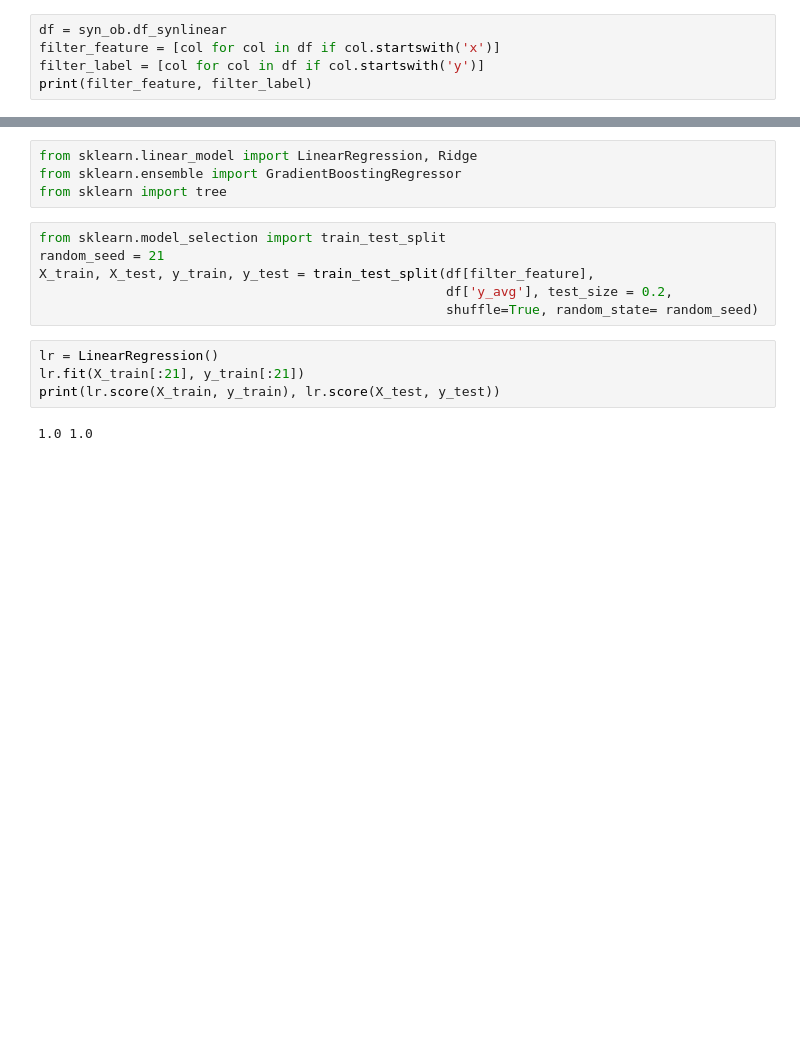
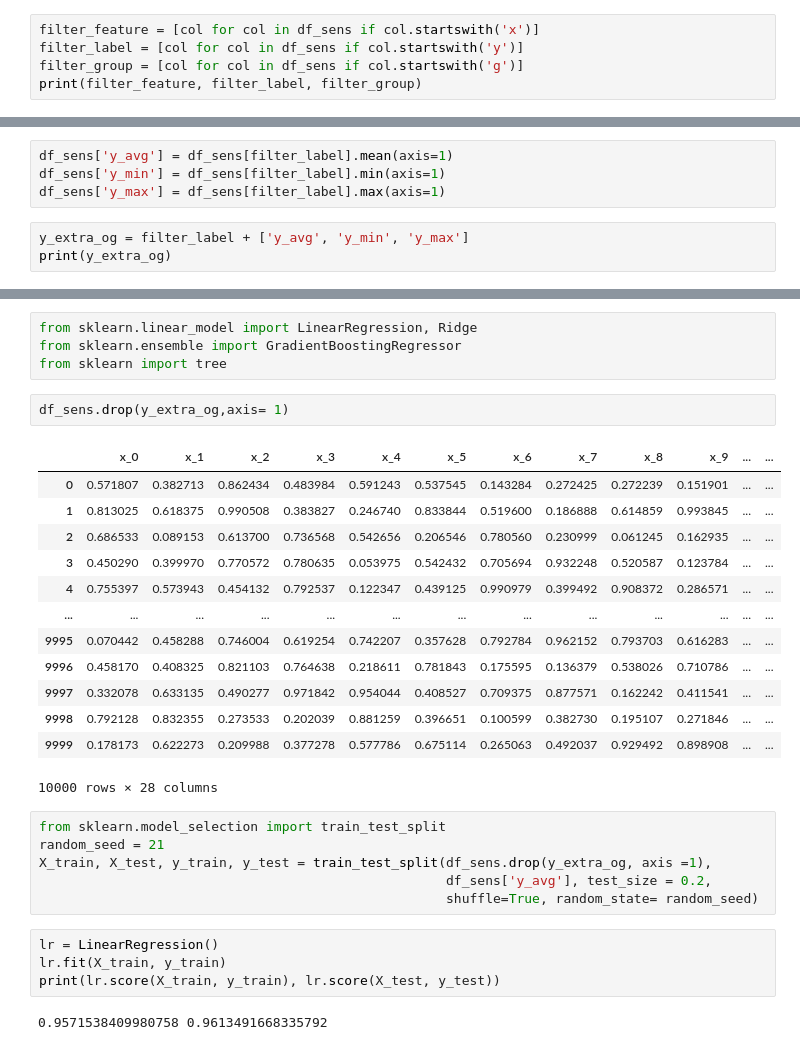
Before and after one commit to krishnacharya/multidecomp, a Jupyter notebook: synthetic_diffgroups/1data_gen.ipynb, the cells around one changed output, grey strips where cells are left out. Cells and saved outputs as stored; diff of their text form; blank space fills up the shorter version.

Commit message:
label generation from active groups fix, group differences shown in batch mode

```diff
--- a/synthetic_diffgroups/1data_gen.ipynb
+++ b/synthetic_diffgroups/1data_gen.ipynb
@@ -169,7 +174,7 @@ syn_ob.df_synlinear.describe()
 # %%
-df = syn_ob.df_synlinear
-filter_feature = [col for col in df if col.startswith('x')]
-filter_label = [col for col in df if col.startswith('y')]
-print(filter_feature, filter_label)
+filter_feature = [col for col in df_sens if col.startswith('x')]
+filter_label = [col for col in df_sens if col.startswith('y')]
+filter_group = [col for col in df_sens if col.startswith('g')]
+print(filter_feature, filter_label, filter_group)
 # %% [output]
 ['x_0', 'x_1', 'x_2', 'x_3', 'x_4', 'x_5', 'x_6', 'x_7', 'x_8', 'x_9', 'x_10', 'x_11', 'x_12', 'x_13', 'x_14', 'x_15', 'x_16', 'x_17', 'x_18', 'x_19'] ['y_male', 'y_female', 'y_white', 'y_black', 'y_t ...
@@ -209,0 +181,7 @@ df[['y_male','y_female']]
+# %%
+df_sens['y_avg'] = df_sens[filter_label].mean(axis=1)
+df_sens['y_min'] = df_sens[filter_label].min(axis=1)
+df_sens['y_max'] = df_sens[filter_label].max(axis=1)
+# %%
+y_extra_og = filter_label + ['y_avg', 'y_min', 'y_max']
+print(y_extra_og)
@@ -211,15 +201,31 @@ df[['y_male','y_female']]
 from sklearn.linear_model import LinearRegression, Ridge
 from sklearn.ensemble import GradientBoostingRegressor
 from sklearn import tree
+# %%
+df_sens.drop(y_extra_og,axis= 1)
+# %% [output]
+|  | x_0 | x_1 | x_2 | x_3 | x_4 | x_5 | x_6 | x_7 | x_8 | x_9 | ... | ... |
+| 0 | 0.571807 | 0.382713 | 0.862434 | 0.483984 | 0.591243 | 0.537545 | 0.143284 | 0.272425 | 0.272239 | 0.151901 | ... | ... |
+| 1 | 0.813025 | 0.618375 | 0.990508 | 0.383827 | 0.246740 | 0.833844 | 0.519600 | 0.186888 | 0.614859 | 0.993845 | ... | ... |
+| 2 | 0.686533 | 0.089153 | 0.613700 | 0.736568 | 0.542656 | 0.206546 | 0.780560 | 0.230999 | 0.061245 | 0.162935 | ... | ... |
+| 3 | 0.450290 | 0.399970 | 0.770572 | 0.780635 | 0.053975 | 0.542432 | 0.705694 | 0.932248 | 0.520587 | 0.123784 | ... | ... |
+| 4 | 0.755397 | 0.573943 | 0.454132 | 0.792537 | 0.122347 | 0.439125 | 0.990979 | 0.399492 | 0.908372 | 0.286571 | ... | ... |
+| ... | ... | ... | ... | ... | ... | ... | ... | ... | ... | ... | ... | ... |
+| 9995 | 0.070442 | 0.458288 | 0.746004 | 0.619254 | 0.742207 | 0.357628 | 0.792784 | 0.962152 | 0.793703 | 0.616283 | ... | ... |
+| 9996 | 0.458170 | 0.408325 | 0.821103 | 0.764638 | 0.218611 | 0.781843 | 0.175595 | 0.136379 | 0.538026 | 0.710786 | ... | ... |
+| 9997 | 0.332078 | 0.633135 | 0.490277 | 0.971842 | 0.954044 | 0.408527 | 0.709375 | 0.877571 | 0.162242 | 0.411541 | ... | ... |
+| 9998 | 0.792128 | 0.832355 | 0.273533 | 0.202039 | 0.881259 | 0.396651 | 0.100599 | 0.382730 | 0.195107 | 0.271846 | ... | ... |
+| 9999 | 0.178173 | 0.622273 | 0.209988 | 0.377278 | 0.577786 | 0.675114 | 0.265063 | 0.492037 | 0.929492 | 0.898908 | ... | ... |
+10000 rows × 28 columns
 # %%
 from sklearn.model_selection import train_test_split
 random_seed = 21
-X_train, X_test, y_train, y_test = train_test_split(df[filter_feature],
-                                                    df['y_avg'], test_size = 0.2,
+X_train, X_test, y_train, y_test = train_test_split(df_sens.drop(y_extra_og, axis =1),
+                                                    df_sens['y_avg'], test_size = 0.2,
                                                     shuffle=True, random_state= random_seed)
 # %%
 lr = LinearRegression()
-lr.fit(X_train[:21], y_train[:21])
+lr.fit(X_train, y_train)
 print(lr.score(X_train, y_train), lr.score(X_test, y_test))
 # %% [output]
-1.0 1.0
+0.9571538409980758 0.9613491668335792
```
Also changed, not shown: parts of 13 cells of this notebook, 2 other files.
